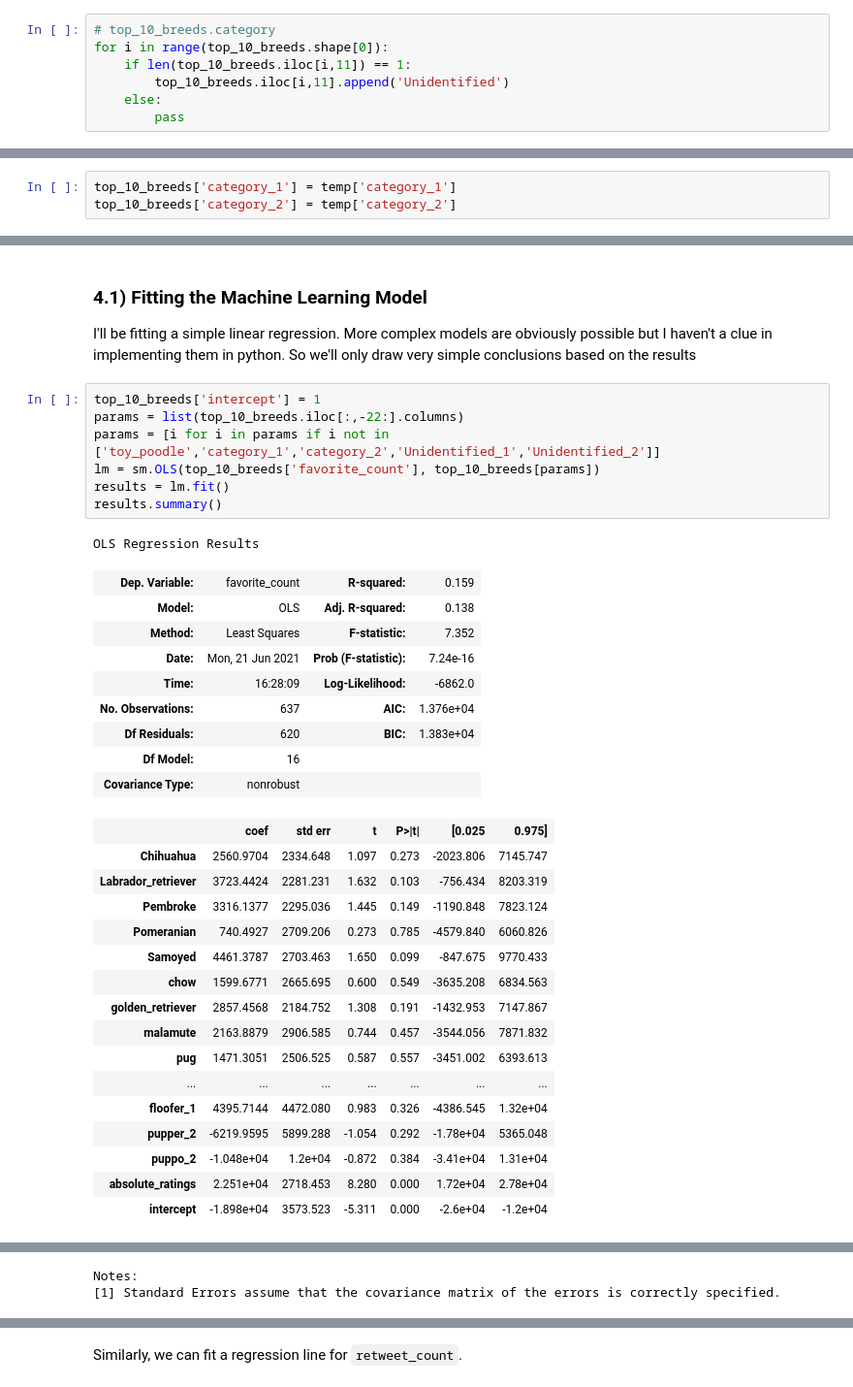
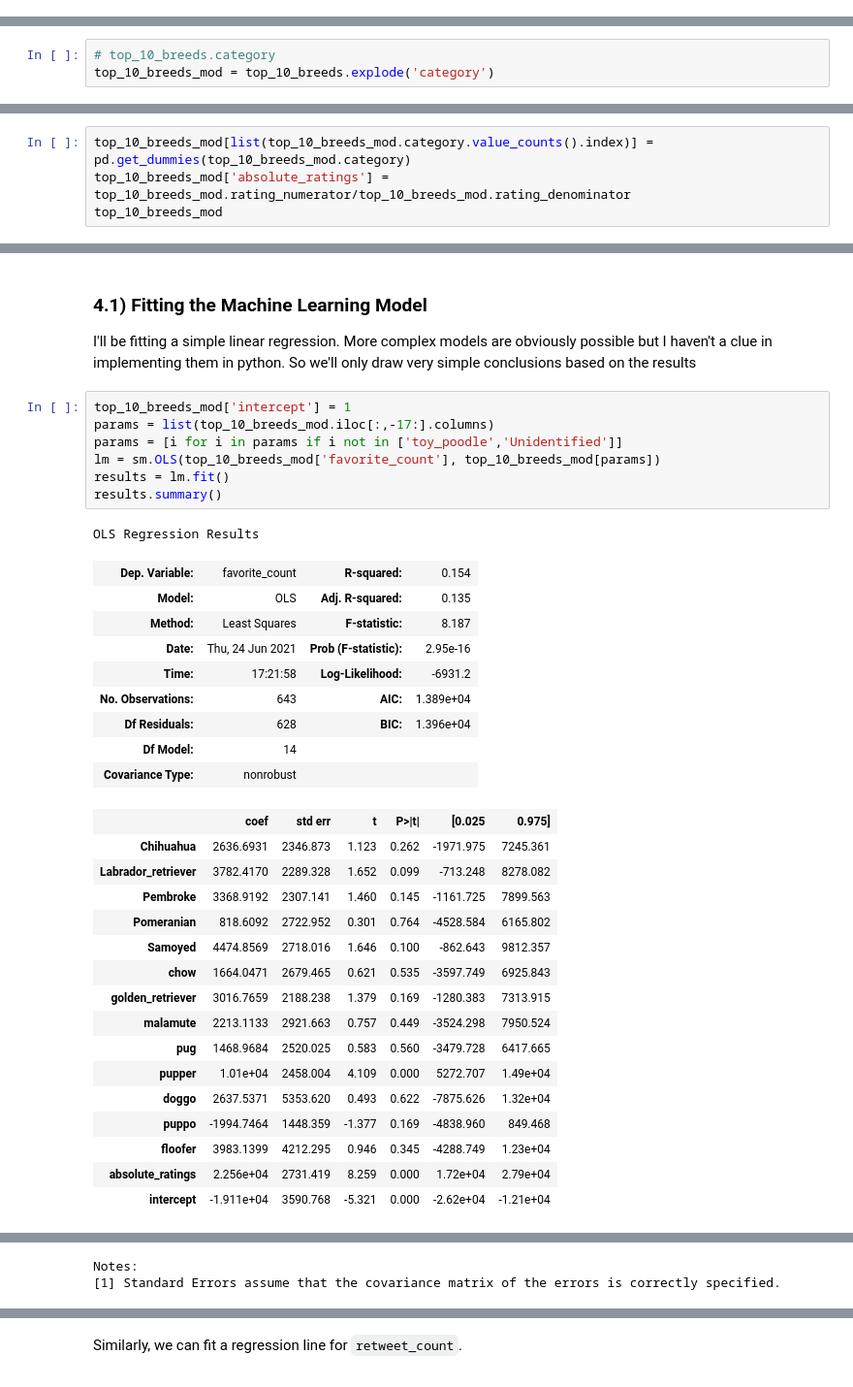
Before and after one commit to Pratik-Sanghavi/Udacity-Data-Analyst-Nanodegree, a Jupyter notebook: Module 4 Project/wrangle_act.ipynb, the cells around one changed output, grey strips where cells are left out. Shown at 97% size. Saved outputs shown, nothing was run; the diff lists cells and outputs as text.

```diff
--- a/Module 4 Project/wrangle_act.ipynb
+++ b/Module 4 Project/wrangle_act.ipynb
@@ -718,7 +717,0 @@ Here we'll transform `category` into a form that makes it better for us to manip
-# %%
-# top_10_breeds.category
-for i in range(top_10_breeds.shape[0]):
-    if len(top_10_breeds.iloc[i,11]) == 1:
-        top_10_breeds.iloc[i,11].append('Unidentified')
-    else:
-        pass
@@ -729,3 +718,3 @@ There might now be a whole debate about how the model needs to be indifferent to
-# %%
-top_10_breeds['category_1'] = temp['category_1']
-top_10_breeds['category_2'] = temp['category_2']
+# %%
+# top_10_breeds.category
+top_10_breeds_mod = top_10_breeds.explode('category')
@@ -756,0 +725,4 @@ memory usage: 137.6+ KB
+# %%
+top_10_breeds_mod[list(top_10_breeds_mod.category.value_counts().index)] = pd.get_dummies(top_10_breeds_mod.category)
+top_10_breeds_mod['absolute_ratings'] = top_10_breeds_mod.rating_numerator/top_10_breeds_mod.rating_denominator
+top_10_breeds_mod
@@ -760,36 +746,36 @@ memory usage: 137.6+ KB
 
 I'll be fitting a simple linear regression. More complex models are obviously possible but I haven't a clue in implementing them in python. So we'll only draw very simple conclusions based on the results
 # %%
-top_10_breeds['intercept'] = 1
-params = list(top_10_breeds.iloc[:,-22:].columns)
-params = [i for i in params if i not in ['toy_poodle','category_1','category_2','Unidentified_1','Unidentified_2']]
-lm = sm.OLS(top_10_breeds['favorite_count'], top_10_breeds[params])
+top_10_breeds_mod['intercept'] = 1
+params = list(top_10_breeds_mod.iloc[:,-17:].columns)
+params = [i for i in params if i not in ['toy_poodle','Unidentified']]
+lm = sm.OLS(top_10_breeds_mod['favorite_count'], top_10_breeds_mod[params])
 results = lm.fit()
 results.summary()
 # %% [output]
 OLS Regression Results
-| Dep. Variable: | favorite_count | R-squared: | 0.159 |
-| Model: | OLS | Adj. R-squared: | 0.138 |
-| Method: | Least Squares | F-statistic: | 7.352 |
-| Date: | Mon, 21 Jun 2021 | Prob (F-statistic): | 7.24e-16 |
-| Time: | 16:28:09 | Log-Likelihood: | -6862.0 |
-| No. Observations: | 637 | AIC: | 1.376e+04 |
-| Df Residuals: | 620 | BIC: | 1.383e+04 |
-| Df Model: | 16 |  |  |
+| Dep. Variable: | favorite_count | R-squared: | 0.154 |
+| Model: | OLS | Adj. R-squared: | 0.135 |
+| Method: | Least Squares | F-statistic: | 8.187 |
+| Date: | Thu, 24 Jun 2021 | Prob (F-statistic): | 2.95e-16 |
+| Time: | 17:21:58 | Log-Likelihood: | -6931.2 |
+| No. Observations: | 643 | AIC: | 1.389e+04 |
+| Df Residuals: | 628 | BIC: | 1.396e+04 |
+| Df Model: | 14 |  |  |
 | Covariance Type: | nonrobust |  |  |
 |  | coef | std err | t | P>|t| | [0.025 | 0.975] |
-| Chihuahua | 2560.9704 | 2334.648 | 1.097 | 0.273 | -2023.806 | 7145.747 |
-| Labrador_retriever | 3723.4424 | 2281.231 | 1.632 | 0.103 | -756.434 | 8203.319 |
-| Pembroke | 3316.1377 | 2295.036 | 1.445 | 0.149 | -1190.848 | 7823.124 |
-| Pomeranian | 740.4927 | 2709.206 | 0.273 | 0.785 | -4579.840 | 6060.826 |
-| Samoyed | 4461.3787 | 2703.463 | 1.650 | 0.099 | -847.675 | 9770.433 |
-| chow | 1599.6771 | 2665.695 | 0.600 | 0.549 | -3635.208 | 6834.563 |
-| golden_retriever | 2857.4568 | 2184.752 | 1.308 | 0.191 | -1432.953 | 7147.867 |
-| malamute | 2163.8879 | 2906.585 | 0.744 | 0.457 | -3544.056 | 7871.832 |
-| pug | 1471.3051 | 2506.525 | 0.587 | 0.557 | -3451.002 | 6393.613 |
-| ... | ... | ... | ... | ... | ... | ... |
-| floofer_1 | 4395.7144 | 4472.080 | 0.983 | 0.326 | -4386.545 | 1.32e+04 |
-| pupper_2 | -6219.9595 | 5899.288 | -1.054 | 0.292 | -1.78e+04 | 5365.048 |
-| puppo_2 | -1.048e+04 | 1.2e+04 | -0.872 | 0.384 | -3.41e+04 | 1.31e+04 |
-| absolute_ratings | 2.251e+04 | 2718.453 | 8.280 | 0.000 | 1.72e+04 | 2.78e+04 |
-| intercept | -1.898e+04 | 3573.523 | -5.311 | 0.000 | -2.6e+04 | -1.2e+04 |
+| Chihuahua | 2636.6931 | 2346.873 | 1.123 | 0.262 | -1971.975 | 7245.361 |
+| Labrador_retriever | 3782.4170 | 2289.328 | 1.652 | 0.099 | -713.248 | 8278.082 |
+| Pembroke | 3368.9192 | 2307.141 | 1.460 | 0.145 | -1161.725 | 7899.563 |
+| Pomeranian | 818.6092 | 2722.952 | 0.301 | 0.764 | -4528.584 | 6165.802 |
+| Samoyed | 4474.8569 | 2718.016 | 1.646 | 0.100 | -862.643 | 9812.357 |
+| chow | 1664.0471 | 2679.465 | 0.621 | 0.535 | -3597.749 | 6925.843 |
+| golden_retriever | 3016.7659 | 2188.238 | 1.379 | 0.169 | -1280.383 | 7313.915 |
+| malamute | 2213.1133 | 2921.663 | 0.757 | 0.449 | -3524.298 | 7950.524 |
+| pug | 1468.9684 | 2520.025 | 0.583 | 0.560 | -3479.728 | 6417.665 |
+| pupper | 1.01e+04 | 2458.004 | 4.109 | 0.000 | 5272.707 | 1.49e+04 |
+| doggo | 2637.5371 | 5353.620 | 0.493 | 0.622 | -7875.626 | 1.32e+04 |
+| puppo | -1994.7464 | 1448.359 | -1.377 | 0.169 | -4838.960 | 849.468 |
+| floofer | 3983.1399 | 4212.295 | 0.946 | 0.345 | -4288.749 | 1.23e+04 |
+| absolute_ratings | 2.256e+04 | 2731.419 | 8.259 | 0.000 | 1.72e+04 | 2.79e+04 |
+| intercept | -1.911e+04 | 3590.768 | -5.321 | 0.000 | -2.62e+04 | -1.21e+04 |
```
Also changed, not shown: parts of 12 cells of this notebook, 1 other file.
